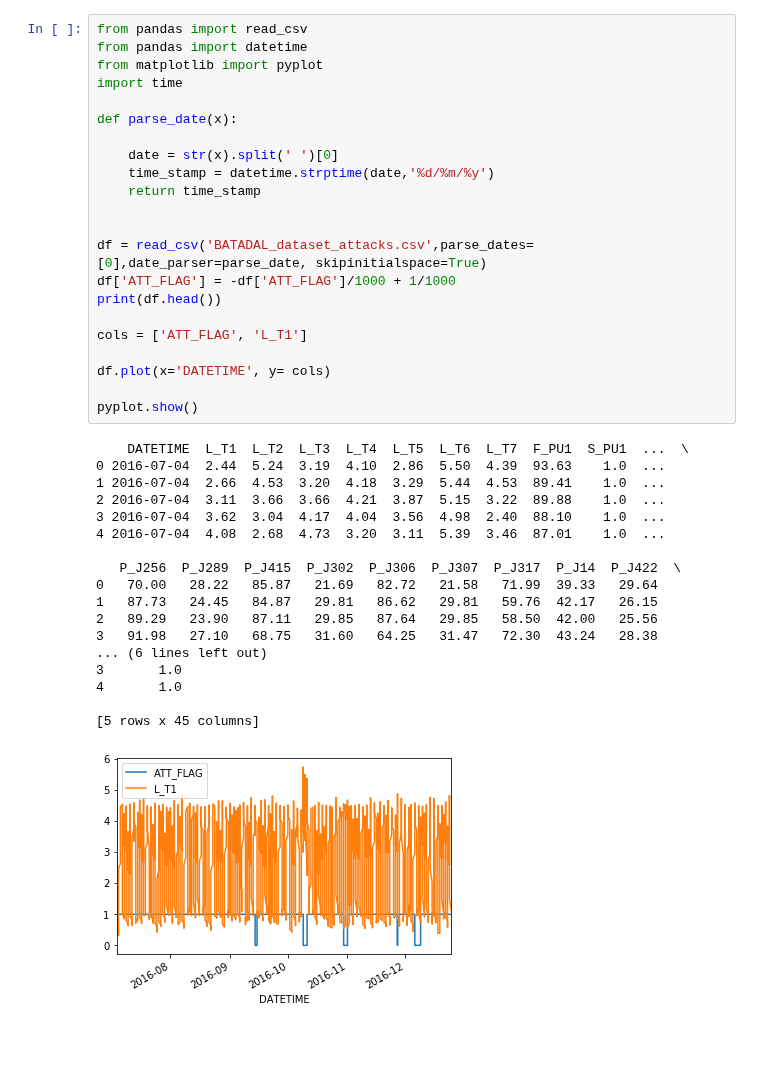
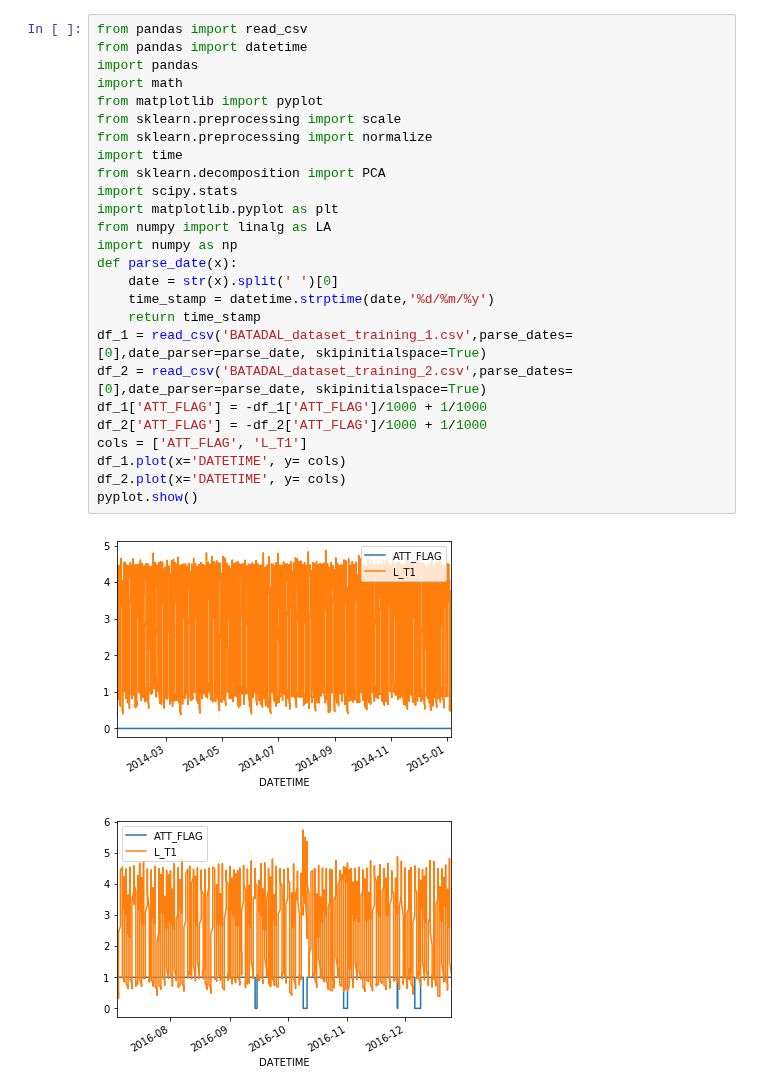
Before and after one commit to sirpandemona/CDA, a Jupyter notebook: Exercise 2/Exploration.ipynb, the cells around one changed output. Saved outputs shown, nothing was run; the diff lists cells and outputs as text; blank space fills up the shorter version.

```diff
--- a/Exercise 2/Exploration.ipynb
+++ b/Exercise 2/Exploration.ipynb
@@ -1,41 +1,29 @@
 # %%
 from pandas import read_csv
 from pandas import datetime
+import pandas
+import math
 from matplotlib import pyplot
+from sklearn.preprocessing import scale
+from sklearn.preprocessing import normalize
 import time
-
+from sklearn.decomposition import PCA
+import scipy.stats
+import matplotlib.pyplot as plt
+from numpy import linalg as LA
+import numpy as np
 def parse_date(x):
-
     date = str(x).split(' ')[0]
     time_stamp = datetime.strptime(date,'%d/%m/%y')
     return time_stamp
-
-
-df = read_csv('BATADAL_dataset_attacks.csv',parse_dates=[0],date_parser=parse_date, skipinitialspace=True)
-df['ATT_FLAG'] = -df['ATT_FLAG']/1000 + 1/1000
-print(df.head())
-
+df_1 = read_csv('BATADAL_dataset_training_1.csv',parse_dates=[0],date_parser=parse_date, skipinitialspace=True)
+df_2 = read_csv('BATADAL_dataset_training_2.csv',parse_dates=[0],date_parser=parse_date, skipinitialspace=True)
+df_1['ATT_FLAG'] = -df_1['ATT_FLAG']/1000 + 1/1000
+df_2['ATT_FLAG'] = -df_2['ATT_FLAG']/1000 + 1/1000
 cols = ['ATT_FLAG', 'L_T1']
-
-df.plot(x='DATETIME', y= cols)
-
+df_1.plot(x='DATETIME', y= cols)
+df_2.plot(x='DATETIME', y= cols)
 pyplot.show()
 # %% [output]
-    DATETIME  L_T1  L_T2  L_T3  L_T4  L_T5  L_T6  L_T7  F_PU1  S_PU1  ...  \
-0 2016-07-04  2.44  5.24  3.19  4.10  2.86  5.50  4.39  93.63    1.0  ...
-1 2016-07-04  2.66  4.53  3.20  4.18  3.29  5.44  4.53  89.41    1.0  ...
-2 2016-07-04  3.11  3.66  3.66  4.21  3.87  5.15  3.22  89.88    1.0  ...
-3 2016-07-04  3.62  3.04  4.17  4.04  3.56  4.98  2.40  88.10    1.0  ...
-4 2016-07-04  4.08  2.68  4.73  3.20  3.11  5.39  3.46  87.01    1.0  ...
-
-   P_J256  P_J289  P_J415  P_J302  P_J306  P_J307  P_J317  P_J14  P_J422  \
-0   70.00   28.22   85.87   21.69   82.72   21.58   71.99  39.33   29.64
-1   87.73   24.45   84.87   29.81   86.62   29.81   59.76  42.17   26.15
-2   89.29   23.90   87.11   29.85   87.64   29.85   58.50  42.00   25.56
-3   91.98   27.10   68.75   31.60   64.25   31.47   72.30  43.24   28.38
-... (6 lines left out)
-3       1.0
-4       1.0
-
-[5 rows x 45 columns]
-[figure, old version]
+[figure, new version]
+[figure, added]
```
Also changed, not shown: parts of 5 cells of this notebook, 3 other files.
